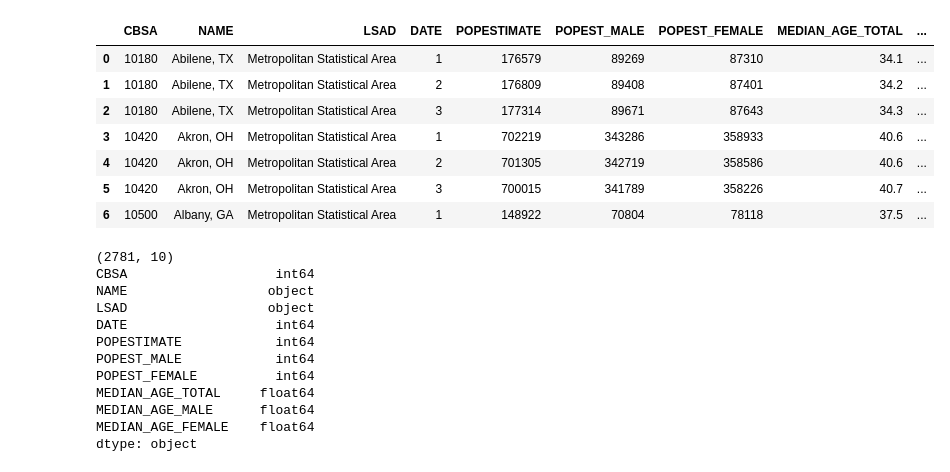
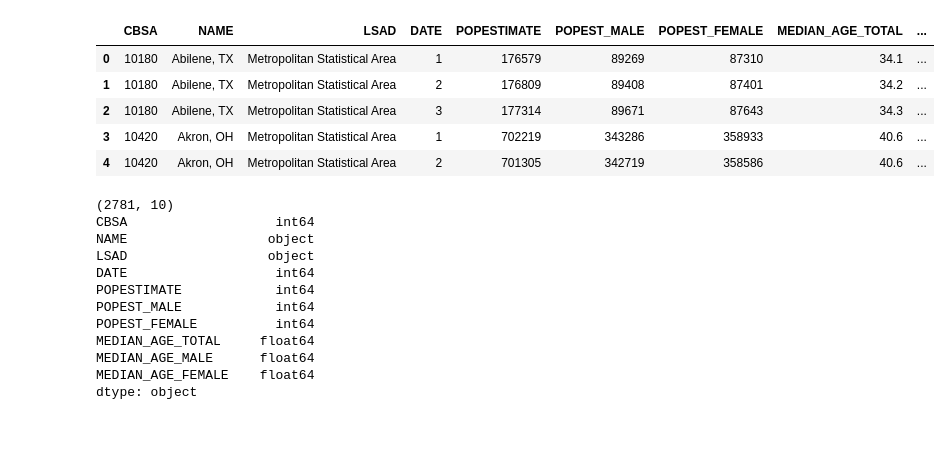
Before and after one commit to BerisDizdar/US_Population_And_GDP, a Jupyter notebook: Metro_Pop.ipynb, the cells around one changed output. Cells and saved outputs as stored; diff of their text form; code cells hidden in the pictures; blank space fills up the shorter version.

```diff
--- a/Metro_Pop.ipynb
+++ b/Metro_Pop.ipynb
@@ -7,16 +7,14 @@ import plotly.express as px
 # Create DataFrame and use the 'usecols' function to select desired columns.
 Metro_Pop_2020_DF1 = pd.read_csv('Project_2_Data/US_Pop_2020_CSV.csv', usecols= ['CBSA', 'NAME', 'LSAD', 'DATE', 'POPESTIMATE', 'POPEST_MALE', 'POPEST_FEMALE', 'MEDIAN_AGE_TOTAL', 'MEDIAN_AGE_MALE', 'MEDIAN_AGE_FEMALE'])
 # %%
-Metro_Pop_2020_DF1.head(7)
+Metro_Pop_2020_DF1.head()
 # %% [output]
 |  | CBSA | NAME | LSAD | DATE | POPESTIMATE | POPEST_MALE | POPEST_FEMALE | MEDIAN_AGE_TOTAL | ... |
 | 0 | 10180 | Abilene, TX | Metropolitan Statistical Area | 1 | 176579 | 89269 | 87310 | 34.1 | ... |
 | 1 | 10180 | Abilene, TX | Metropolitan Statistical Area | 2 | 176809 | 89408 | 87401 | 34.2 | ... |
 | 2 | 10180 | Abilene, TX | Metropolitan Statistical Area | 3 | 177314 | 89671 | 87643 | 34.3 | ... |
 | 3 | 10420 | Akron, OH | Metropolitan Statistical Area | 1 | 702219 | 343286 | 358933 | 40.6 | ... |
 | 4 | 10420 | Akron, OH | Metropolitan Statistical Area | 2 | 701305 | 342719 | 358586 | 40.6 | ... |
-| 5 | 10420 | Akron, OH | Metropolitan Statistical Area | 3 | 700015 | 341789 | 358226 | 40.7 | ... |
-| 6 | 10500 | Albany, GA | Metropolitan Statistical Area | 1 | 148922 | 70804 | 78118 | 37.5 | ... |
 # %%
 Shape_Of_Master_MetPop_2020 = Metro_Pop_2020_DF1.shape
 print(Shape_Of_Master_MetPop_2020)
```
Also changed, not shown: parts of 26 cells of this notebook, 1 other file.
